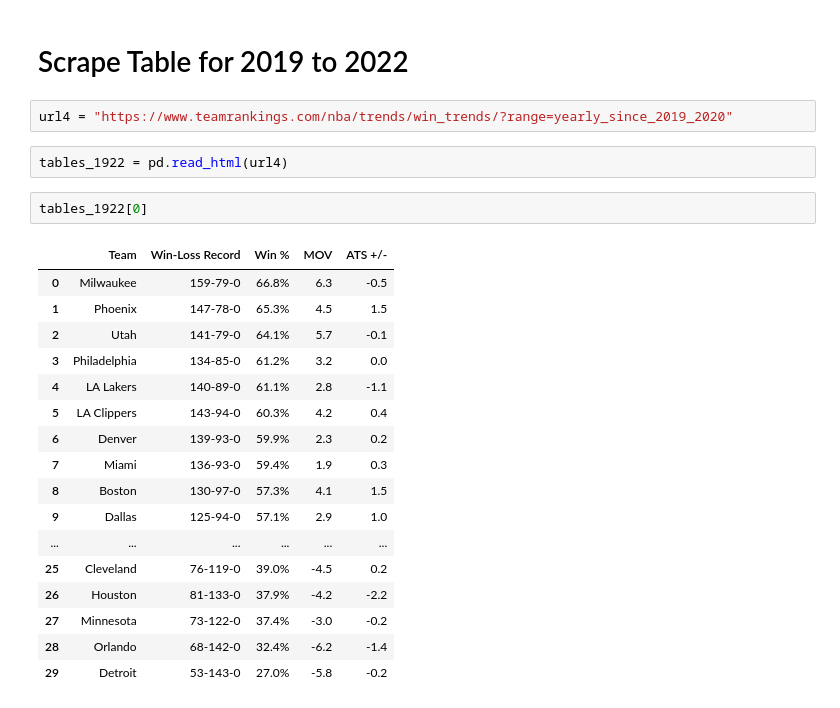
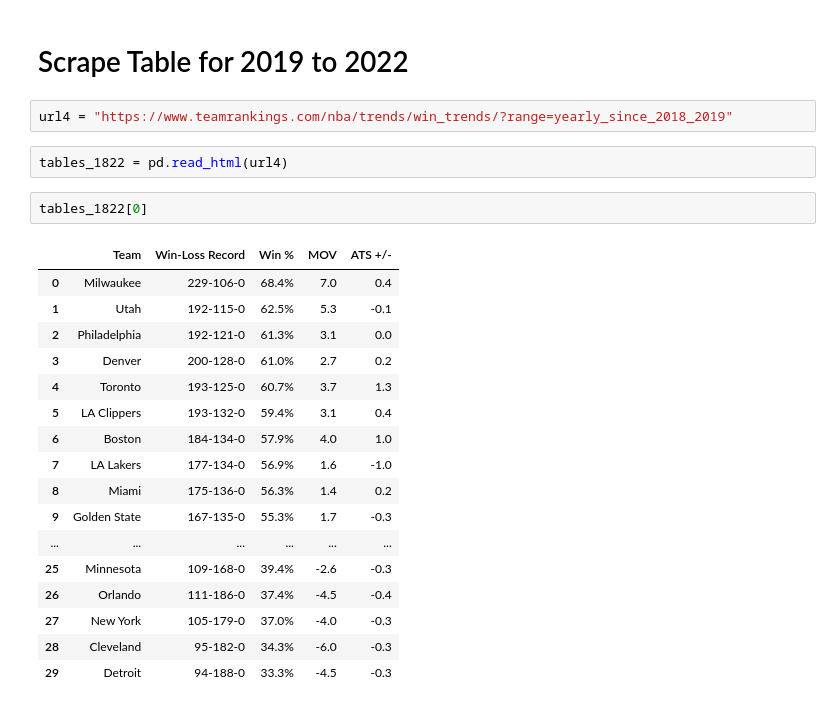
Before and after one commit to almulldreyer/machine-learning-project-4, a Jupyter notebook: main/TeamRank_Scrape.ipynb, the cells around one changed output. Drawn from its saved outputs; the diff is of its cells as text.

```diff
--- a/main/TeamRank_Scrape.ipynb
+++ b/main/TeamRank_Scrape.ipynb
@@ -87,26 +87,26 @@ tables_1920[0]
 # %% [markdown]
 # Scrape Table for 2019 to 2022
 # %%
-url4 = "https://www.teamrankings.com/nba/trends/win_trends/?range=yearly_since_2019_2020"
+url4 = "https://www.teamrankings.com/nba/trends/win_trends/?range=yearly_since_2018_2019"
 # %%
-tables_1922 = pd.read_html(url4)
+tables_1822 = pd.read_html(url4)
 # %%
-tables_1922[0]
+tables_1822[0]
 # %% [output]
 |  | Team | Win-Loss Record | Win % | MOV | ATS +/- |
-| 0 | Milwaukee | 159-79-0 | 66.8% | 6.3 | -0.5 |
-| 1 | Phoenix | 147-78-0 | 65.3% | 4.5 | 1.5 |
-| 2 | Utah | 141-79-0 | 64.1% | 5.7 | -0.1 |
-| 3 | Philadelphia | 134-85-0 | 61.2% | 3.2 | 0.0 |
-| 4 | LA Lakers | 140-89-0 | 61.1% | 2.8 | -1.1 |
-| 5 | LA Clippers | 143-94-0 | 60.3% | 4.2 | 0.4 |
-| 6 | Denver | 139-93-0 | 59.9% | 2.3 | 0.2 |
-| 7 | Miami | 136-93-0 | 59.4% | 1.9 | 0.3 |
-| 8 | Boston | 130-97-0 | 57.3% | 4.1 | 1.5 |
-| 9 | Dallas | 125-94-0 | 57.1% | 2.9 | 1.0 |
+| 0 | Milwaukee | 229-106-0 | 68.4% | 7.0 | 0.4 |
+| 1 | Utah | 192-115-0 | 62.5% | 5.3 | -0.1 |
+| 2 | Philadelphia | 192-121-0 | 61.3% | 3.1 | 0.0 |
+| 3 | Denver | 200-128-0 | 61.0% | 2.7 | 0.2 |
+| 4 | Toronto | 193-125-0 | 60.7% | 3.7 | 1.3 |
+| 5 | LA Clippers | 193-132-0 | 59.4% | 3.1 | 0.4 |
+| 6 | Boston | 184-134-0 | 57.9% | 4.0 | 1.0 |
+| 7 | LA Lakers | 177-134-0 | 56.9% | 1.6 | -1.0 |
+| 8 | Miami | 175-136-0 | 56.3% | 1.4 | 0.2 |
+| 9 | Golden State | 167-135-0 | 55.3% | 1.7 | -0.3 |
 | ... | ... | ... | ... | ... | ... |
-| 25 | Cleveland | 76-119-0 | 39.0% | -4.5 | 0.2 |
-| 26 | Houston | 81-133-0 | 37.9% | -4.2 | -2.2 |
-| 27 | Minnesota | 73-122-0 | 37.4% | -3.0 | -0.2 |
-| 28 | Orlando | 68-142-0 | 32.4% | -6.2 | -1.4 |
-| 29 | Detroit | 53-143-0 | 27.0% | -5.8 | -0.2 |
+| 25 | Minnesota | 109-168-0 | 39.4% | -2.6 | -0.3 |
+| 26 | Orlando | 111-186-0 | 37.4% | -4.5 | -0.4 |
+| 27 | New York | 105-179-0 | 37.0% | -4.0 | -0.3 |
+| 28 | Cleveland | 95-182-0 | 34.3% | -6.0 | -0.3 |
+| 29 | Detroit | 94-188-0 | 33.3% | -4.5 | -0.3 |
```
